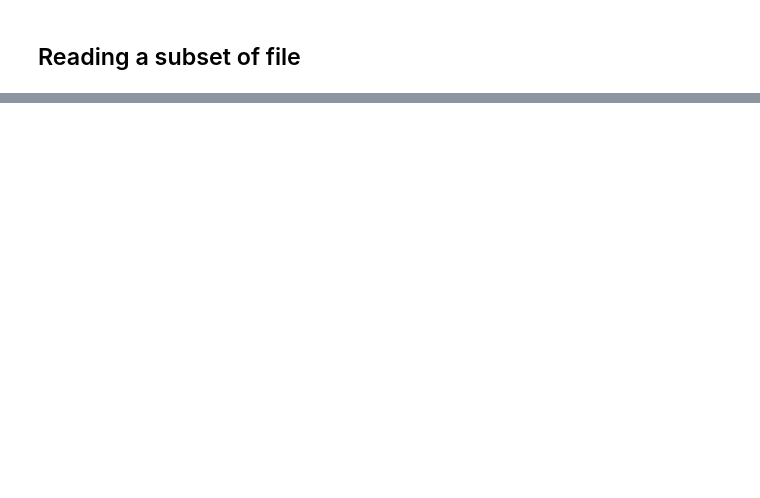
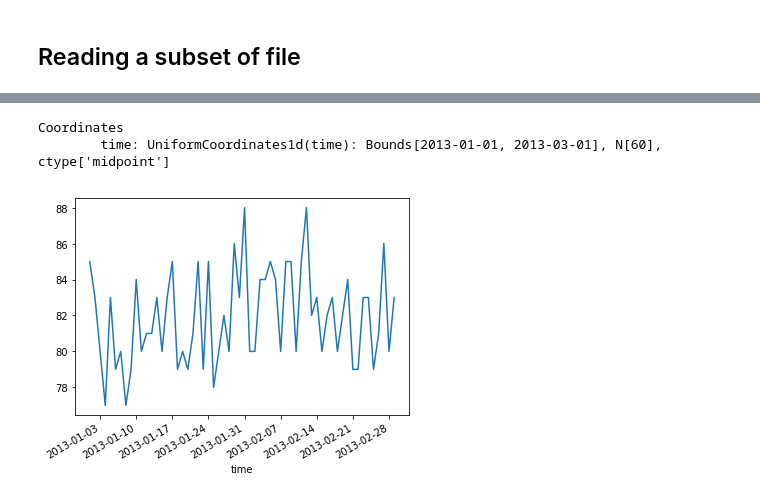
Before and after one commit to creare-com/podpac-examples, a Jupyter notebook: notebooks/basic_examples/002-open-point-file.ipynb, the cells around one changed output, grey strips where cells are left out. Saved outputs shown, nothing was run; the diff lists cells and outputs as text; code cells hidden in the pictures; blank space fills up the shorter version.

```diff
--- a/notebooks/basic_examples/002-open-point-file.ipynb
+++ b/notebooks/basic_examples/002-open-point-file.ipynb
@@ -97,0 +99,15 @@ cosmos_tem.eval(coords).plot()
+# %%
+# Define coordinates that are different from native_coordinates
+time_coordinates = podpac.clinspace('2013-01-01', '2013-03-01', 60)
+coords = podpac.Coordinates([time_coordinates], dims=['time'])
+coords
+# %% [output]
+Coordinates
+        time: UniformCoordinates1d(time): Bounds[2013-01-01, 2013-03-01], N[60], ctype['midpoint']
+# %%
+# Evaluate at subset of coordinates and plot the data
+o = cosmos.eval(coords)
+o.plot()
+pass
+# %% [output]
+[figure, added]
```
Also changed, not shown: parts of 16 cells of this notebook, 2 other files.
